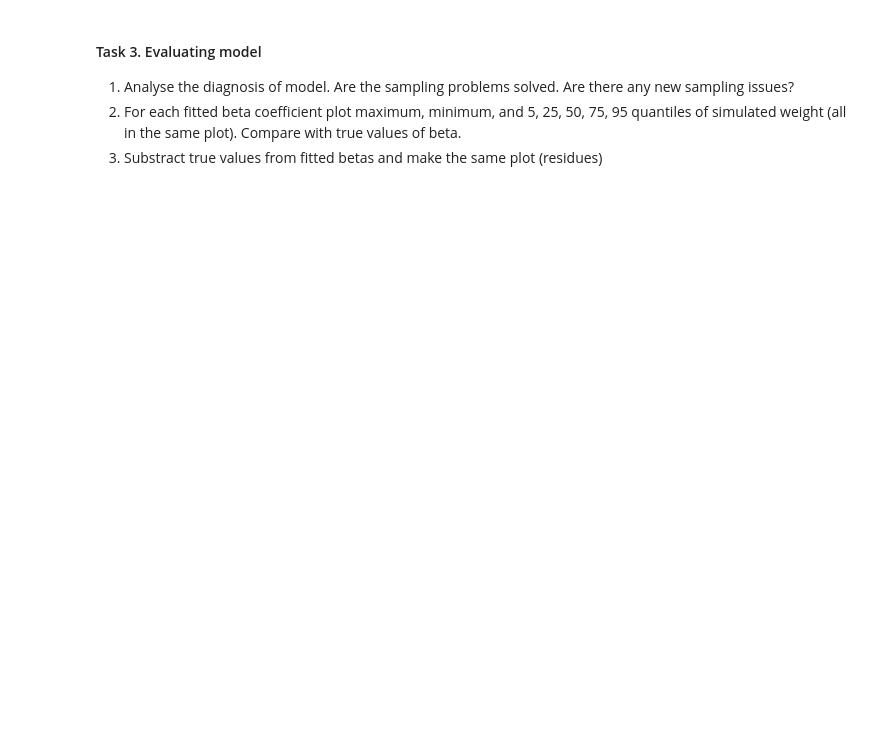
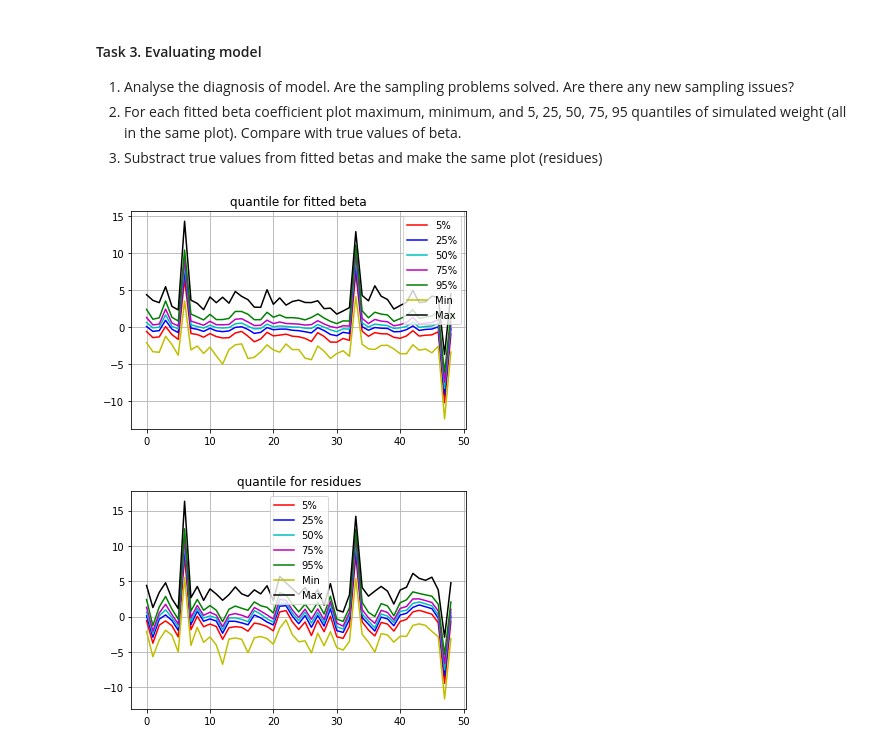
Before and after one commit to tenkinogawa/Data-Analytics, a Jupyter notebook: Lab4_part2/Agnieszka_Welian_lab4_2.ipynb, the cells around one changed output. Saved outputs shown, nothing was run; the diff lists cells and outputs as text; code cells hidden in the pictures; blank space fills up the shorter version.

```diff
--- a/Lab4_part2/Agnieszka_Welian_lab4_2.ipynb
+++ b/Lab4_part2/Agnieszka_Welian_lab4_2.ipynb
@@ -169,3 +331,69 @@ print(fit_lap.diagnose())
 1. Analyse the diagnosis of model. Are the sampling problems solved. Are there any new sampling issues?
 2. For each fitted beta coefficient plot maximum, minimum, and 5, 25, 50, 75, 95 quantiles of simulated weight (all in the same plot). Compare with true values of beta.
 3. Substract true values from fitted betas and make the same plot (residues)
+# %%
+# You should consider regularizating your model with additional prior information or a more effective parameterization.
+# 1484 of 4000 (37.10%) transitions hit the maximum treedepth limit of 12, or 2^12 leapfrog steps.
+# Trajectories that are prematurely terminated due to this limit will result in slow exploration.
+q5 = []
+q25 =[]
+q50 = []
+q75 =[]
+q95 =[]
+maxim = []
+minim =[]
+
+for i in range(1,50):
+    q5.append(np.quantile(fit_lap.stan_variable('beta')[:,i],0.05))
+    q25.append(np.quantile(fit_lap.stan_variable('beta')[:,i],0.25))
+    q50.append(np.quantile(fit_lap.stan_variable('beta')[:,i],0.5))
+    q75.append(np.quantile(fit_lap.stan_variable('beta')[:,i],0.75))
+    q95.append(np.quantile(fit_lap.stan_variable('beta')[:,i],0.95))
+    maxim.append(np.max(fit_lap.stan_variable('beta')[:,i]))
+    minim.append(np.min(fit_lap.stan_variable('beta')[:,i]))
+
+plt.plot(q5, color='r')
+plt.plot(q25, color='b')
+plt.plot(q50, color='c')
+plt.plot(q75, color='m')
+plt.plot(q95, color='g')
+plt.plot(minim, color='y')
+plt.plot(maxim, color='k')
+plt.grid(True)
+plt.legend(['5%','25%','50%','75%','95%','Min', 'Max'])
+plt.title('quantile for fitted beta')
+plt.show()
+
+residues = fit_lap.stan_variable('beta') - data_for_inference['X'][:, 0]
+
+q5 = []
+q25 =[]
+q50 = []
+q75 =[]
+q95 =[]
+maxim = []
+minim =[]
+
+for i in range(1,50):
+    q5.append(np.quantile(residues[:,i],0.05))
+    q25.append(np.quantile(residues[:,i],0.25))
+    q50.append(np.quantile(residues[:,i],0.5))
+    q75.append(np.quantile(residues[:,i],0.75))
+    q95.append(np.quantile(residues[:,i],0.95))
+    maxim.append(np.max(residues[:,i]))
+    minim.append(np.min(residues[:,i]))
+
+plt.plot(q5, color='r')
+plt.plot(q25, color='b')
+plt.plot(q50, color='c')
+plt.plot(q75, color='m')
+plt.plot(q95, color='g')
+plt.plot(minim, color='y')
+plt.plot(maxim, color='k')
+plt.grid(True)
+plt.legend(['5%','25%','50%','75%','95%','Min', 'Max'])
+plt.title('quantile for residues')
+plt.show()
+# %% [output]
+[figure, added]
+[figure, added]
```
Also changed, not shown: parts of 10 cells of this notebook, 1 other file.
